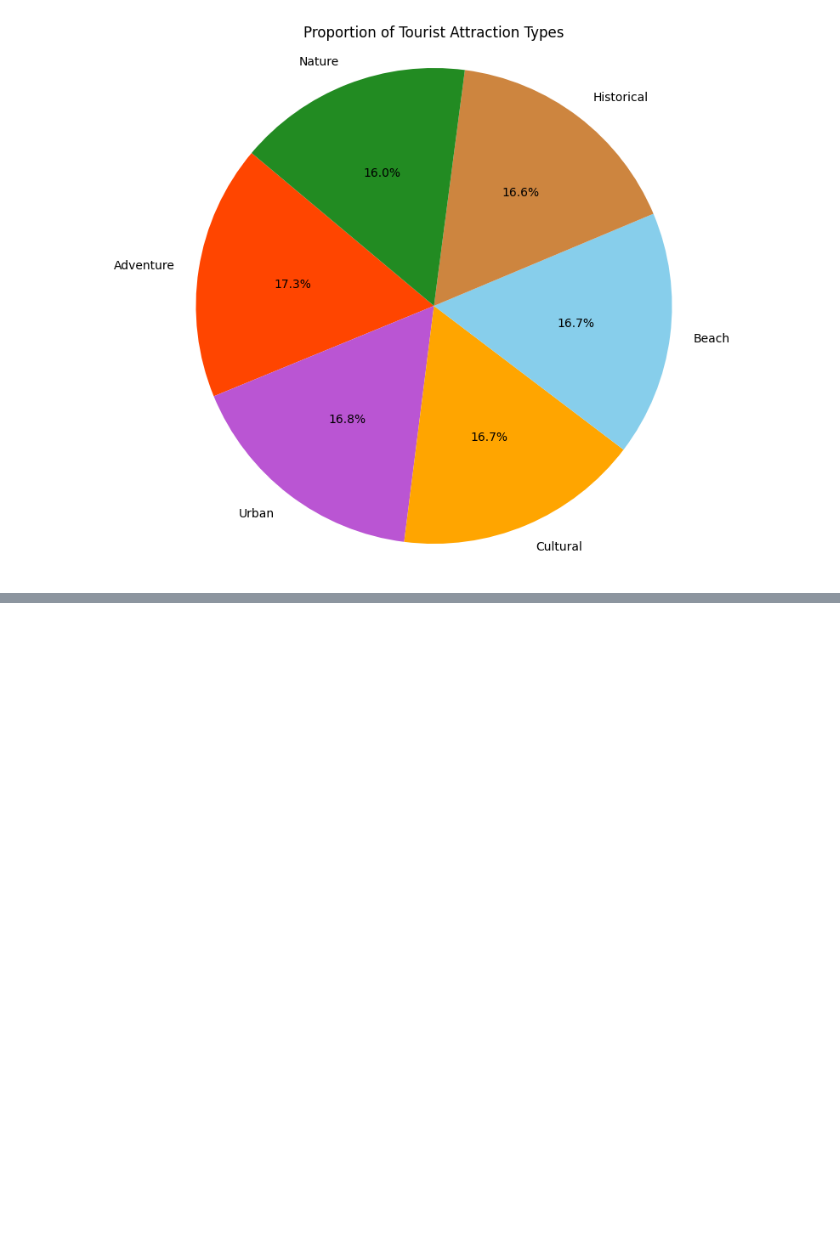
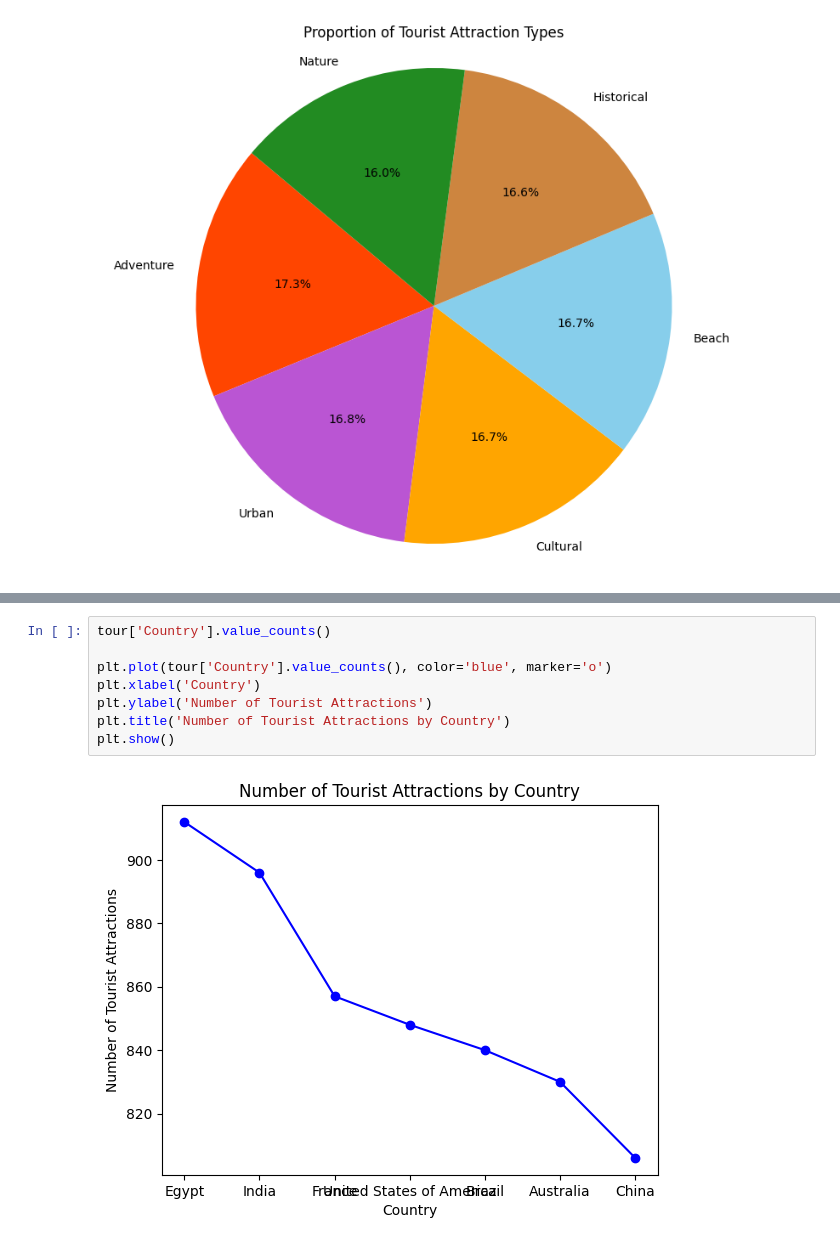
Before and after one commit to Mirai-Kuma/DSProject, a Jupyter notebook: Tourism_YOT.ipynb, the cells around one changed output, grey strips where cells are left out. Drawn from its saved outputs; the diff is of its cells as text; blank space fills up the shorter version.

```diff
--- a/Tourism_YOT.ipynb
+++ b/Tourism_YOT.ipynb
@@ -245,2 +233,12 @@ Accommodation_Available    0
 dtype: int64
 [figure]
+# %%
+tour['Country'].value_counts()
+
+plt.plot(tour['Country'].value_counts(), color='blue', marker='o')
+plt.xlabel('Country')
+plt.ylabel('Number of Tourist Attractions')
+plt.title('Number of Tourist Attractions by Country')
+plt.show()
+# %% [output]
+[figure, added]
```
Also changed, not shown: parts of 14 cells of this notebook.
